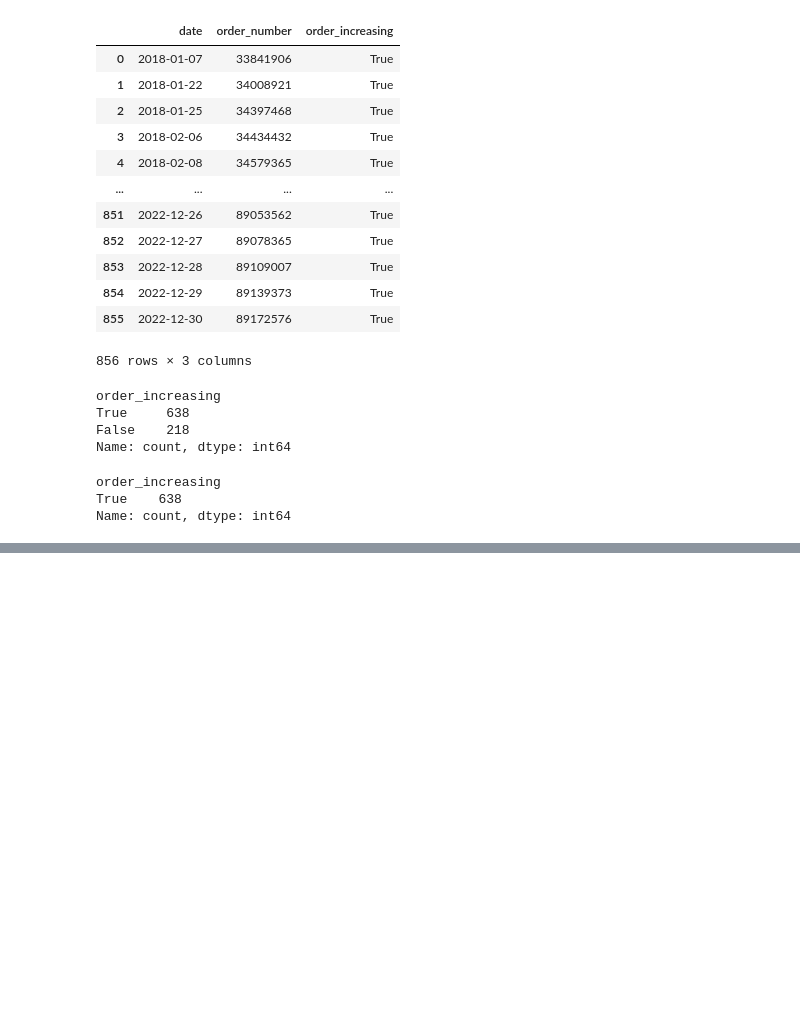
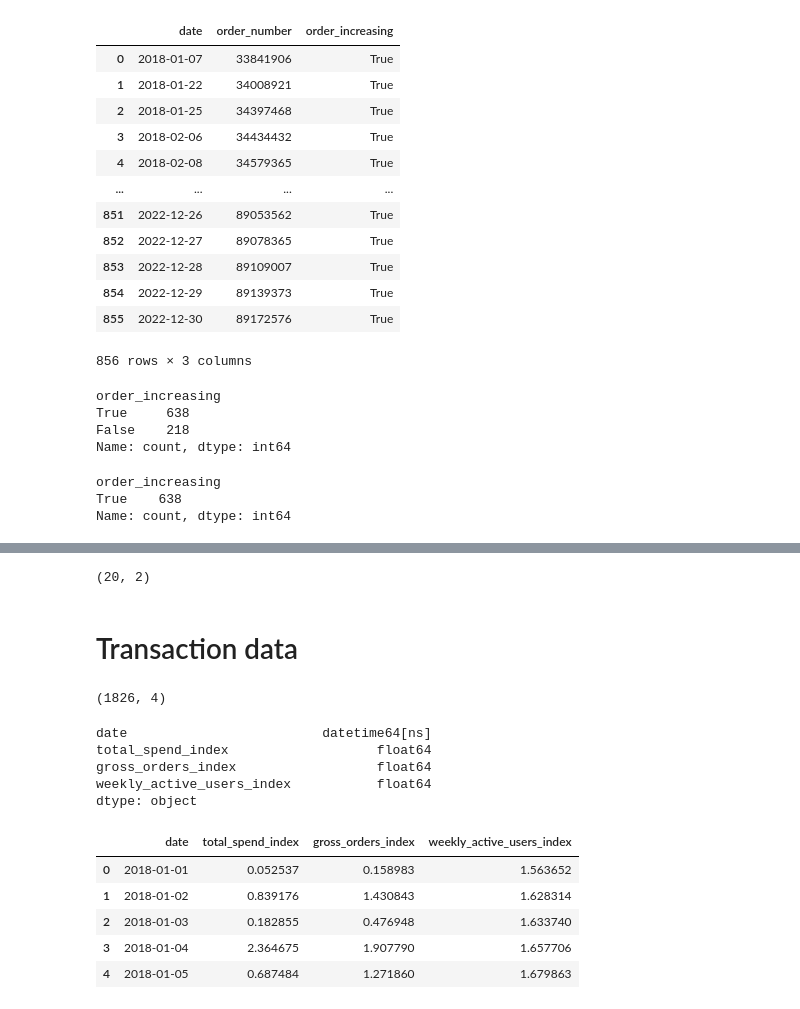
Before and after one commit to andrewbarwise/odp_screening, a Jupyter notebook: data_cleaning.ipynb, the cells around one changed output, grey strips where cells are left out. Saved outputs shown, nothing was run; the diff lists cells and outputs as text; code cells hidden in the pictures; blank space fills up the shorter version.

```diff
--- a/data_cleaning.ipynb
+++ b/data_cleaning.ipynb
@@ -74,0 +113,27 @@ Name: count, dtype: int64
+# %%
+orders_quarterly.shape
+# %% [output]
+(20, 2)
+# %% [markdown]
+# Transaction data
+# %%
+transaction_data.shape
+# %% [output]
+(1826, 4)
+# %%
+transaction_data.dtypes
+# %% [output]
+date                         datetime64[ns]
+total_spend_index                   float64
+gross_orders_index                  float64
+weekly_active_users_index           float64
+dtype: object
+# %%
+transaction_data.head()
+# %% [output]
+|  | date | total_spend_index | gross_orders_index | weekly_active_users_index |
+| 0 | 2018-01-01 | 0.052537 | 0.158983 | 1.563652 |
+| 1 | 2018-01-02 | 0.839176 | 1.430843 | 1.628314 |
+| 2 | 2018-01-03 | 0.182855 | 0.476948 | 1.633740 |
+| 3 | 2018-01-04 | 2.364675 | 1.907790 | 1.657706 |
+| 4 | 2018-01-05 | 0.687484 | 1.271860 | 1.679863 |
```
Also changed, not shown: parts of 13 cells of this notebook, 3 other files.
